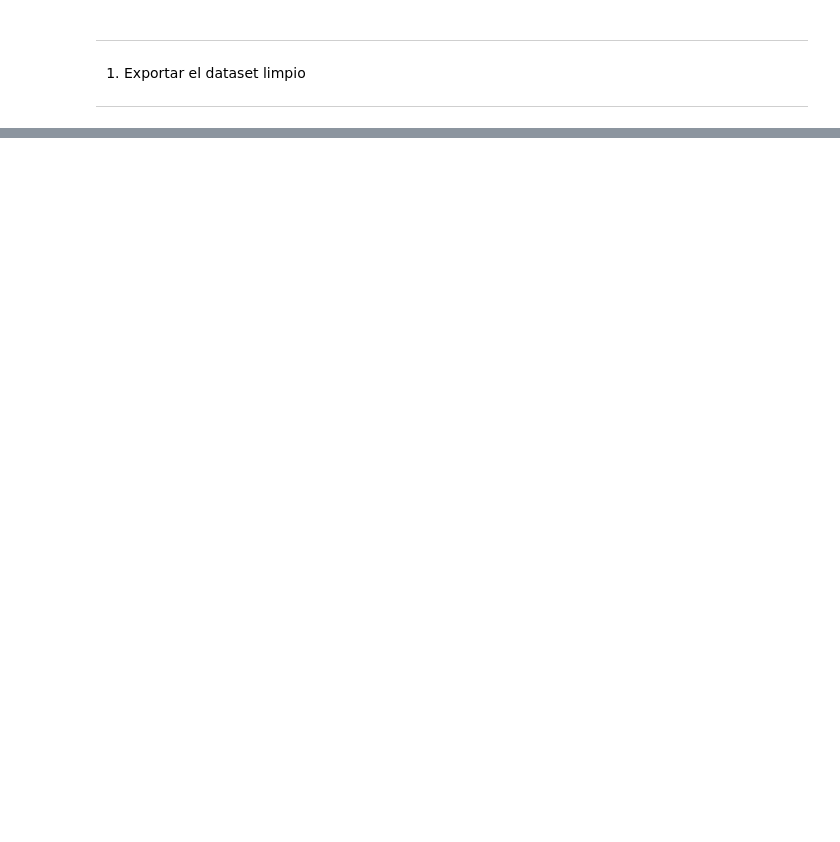
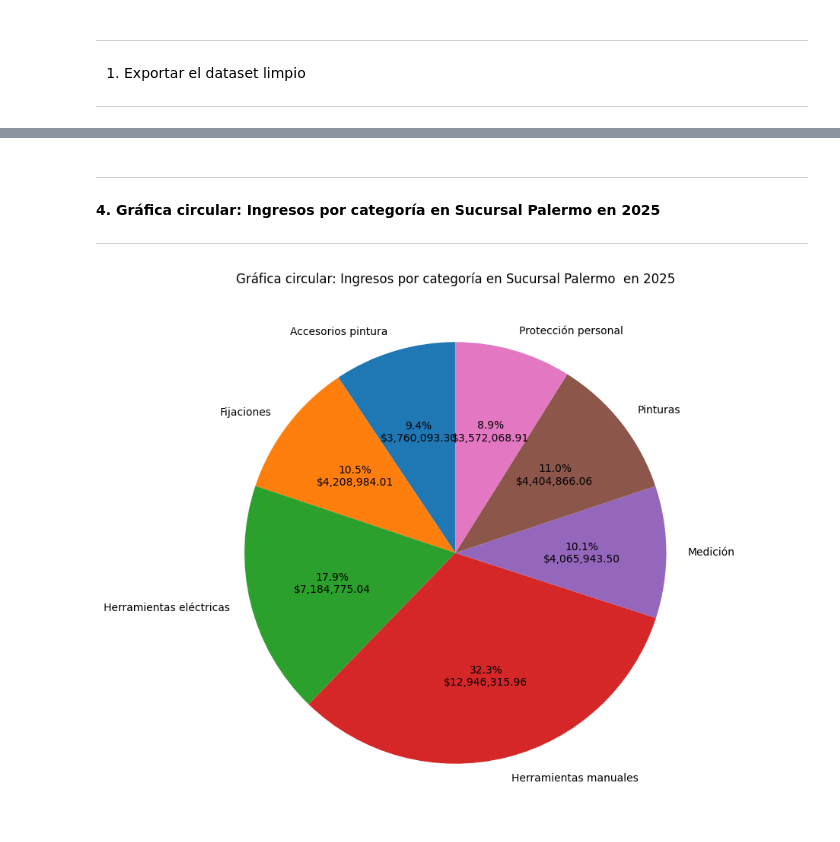
Before and after one commit to IlianRodriguez/Topicos-especiales-II, a Jupyter notebook: Laboratorios/Laboratorio2/Laboratorio2_IlianRodriguez.ipynb, the cells around one changed output, grey strips where cells are left out. Cells and saved outputs as stored; diff of their text form; code cells hidden in the pictures; blank space fills up the shorter version.

```diff
--- a/Laboratorios/Laboratorio2/Laboratorio2_IlianRodriguez.ipynb
+++ b/Laboratorios/Laboratorio2/Laboratorio2_IlianRodriguez.ipynb
@@ -856,0 +1033,19 @@ El archivo se exportó con éxito.
+# %% [markdown]
+---
+
+**4. Gráfica circular: Ingresos por categoría en Sucursal Palermo  en 2025**
+
+---
+# %%
+Palermo2025 = df[(df["sucursal"] == "Sucursal Palermo") & (df["fecha_hora"].dt.year == 2025)]#filtro la sucursal Palermo y el año 2025
+ingresosCategoria = Palermo2025.groupby("categoria")["total_venta"].sum()#groupby: agrupa por categoria y sum: suma los ingresos
+porcentajes = ingresosCategoria / ingresosCategoria.sum() * 100#calculo el porcentaje de ingresos de cada categoria
+
+#Grafica
+plt.figure(figsize=(9, 9))
+plt.pie(ingresosCategoria.values, labels=ingresosCategoria.index, autopct=lambda porcentaje: f"{porcentaje:.1f}%\n${porcentaje / 100 * ingresosCategoria.sum():,.2f}", startangle=90)
+plt.title("Gráfica circular: Ingresos por categoría en Sucursal Palermo  en 2025")
+
+plt.show()
+# %% [output]
+[figure, added]
```
Also changed, not shown: parts of 21 cells of this notebook.
